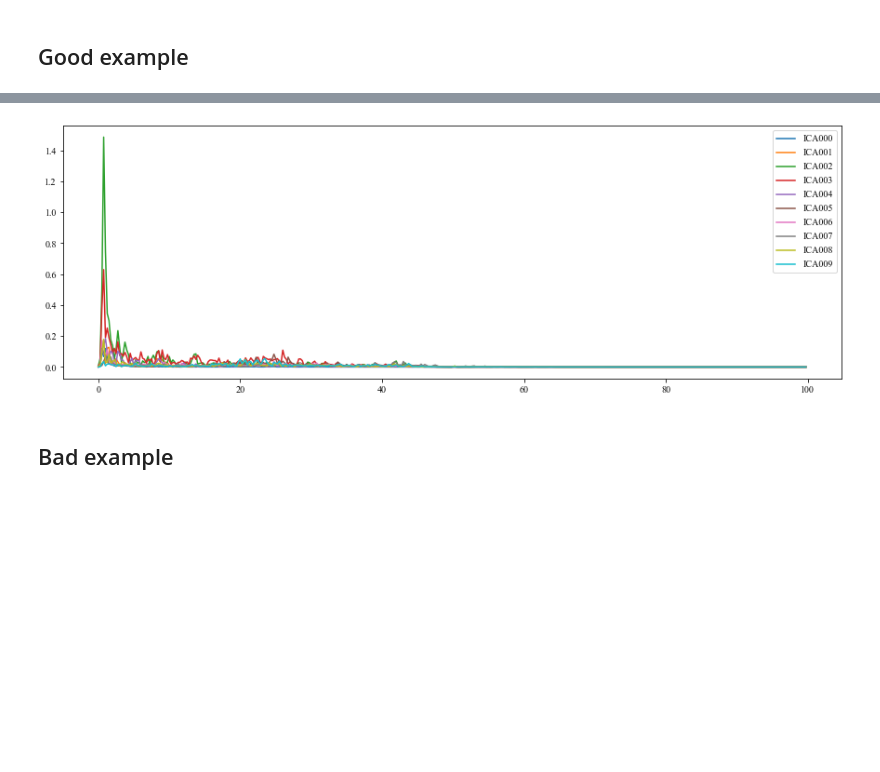
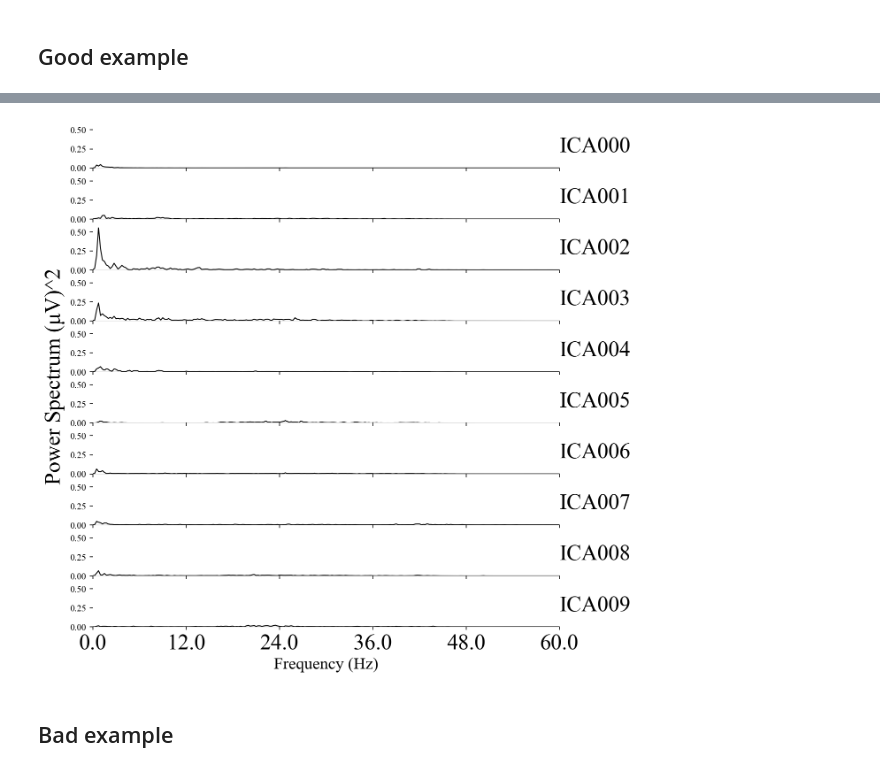
Before and after one commit to Young1906/ica_paper, a Jupyter notebook: figures_v4.ipynb, the cells around one changed output, grey strips where cells are left out. Drawn from its saved outputs; the diff is of its cells as text; code cells hidden in the pictures; blank space fills up the shorter version.

```diff
--- a/figures_v4.ipynb
+++ b/figures_v4.ipynb
@@ -168,6 +168,7 @@ for task in eeg.tasks:
             eog_ch_names = sample_raw_eog.ch_names,
         );
 
+        plt.rcParams["figure.figsize"] = [30,30]
         ica.plot_components(inst=sample_raw_train)
 # %% [output]
 Fitting ICA to data using 10 channels (please be patient, this may take a while)
@@ -181,4 +182,13 @@ Zeroing out 1 ICA components
 [figure]
 # %%
-X = ica.get_sources(inst=sample_raw_train).get_data()
-cp_names = ica.get_sources(inst=sample_raw_train).ch_names
+plot_psd_v2(
+    X = ica.get_sources(inst=sample_raw_train).get_data(),
+    fs = 500,
+    dpi = 150,
+    ch_names= ica.get_sources(inst=sample_raw_train).ch_names,
+    scaling = 'spectrum',
+    unit = "Power Spectrum (μV)^2",
+    fmax = 60
+);
+# %% [output]
+[figure, added]
@@ -188,12 +195,3 @@ n, l = X.shape
-# %%
-for i in range(n):
-    f, pxx = calc_psd(X[i,:])
-    plt.plot(f, pxx, label = cp_names[i])
-
-plt.legend()
-plt.show()
-# %% [output]
-[figure, removed]
 # %% [markdown]
 ## Bad example
 # %%
```
Also changed, not shown: parts of 10 cells of this notebook, 5 other files.
